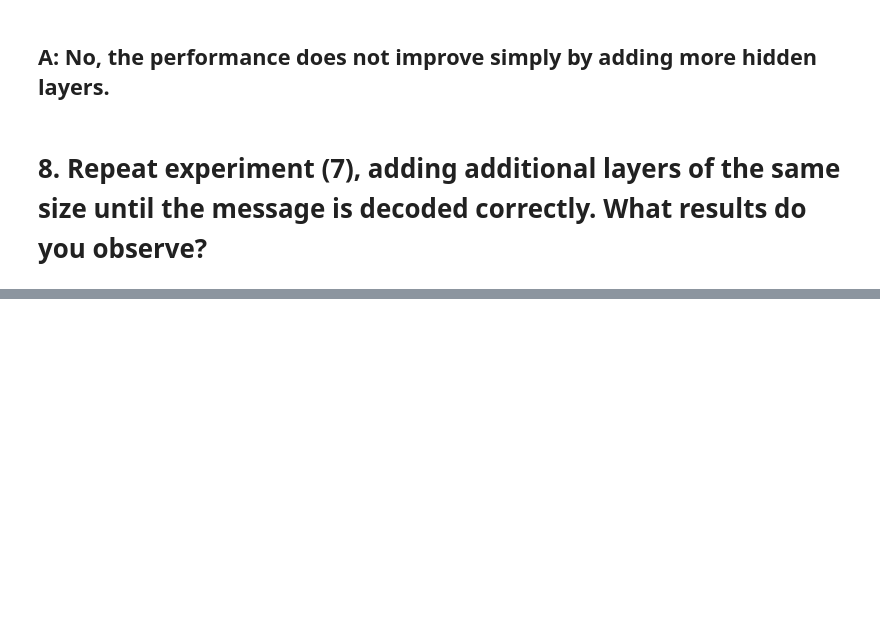
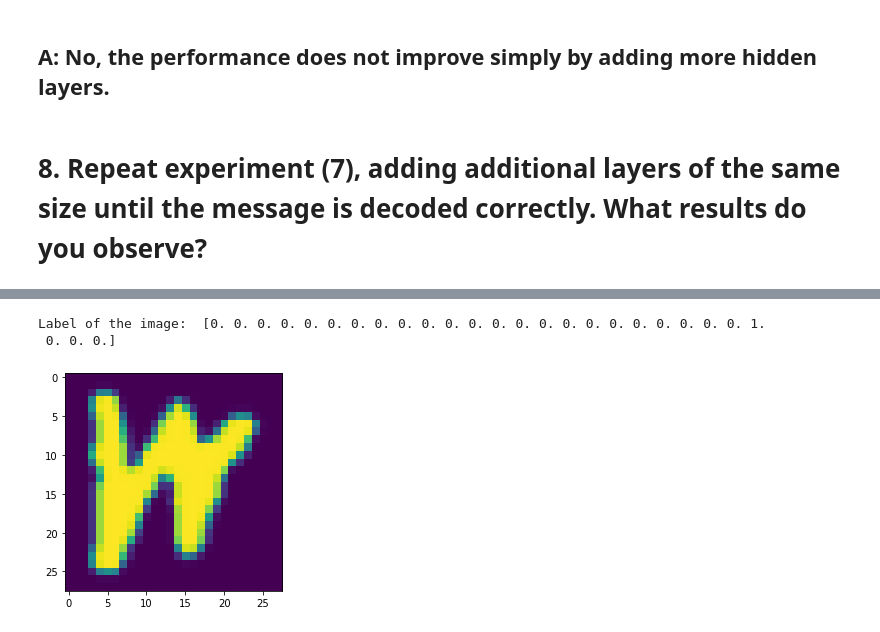
Before and after one commit to raymec/keras, a Jupyter notebook: Project_2_Keras.ipynb, the cells around one changed output, grey strips where cells are left out. Saved outputs shown, nothing was run; the diff lists cells and outputs as text; code cells hidden in the pictures; blank space fills up the shorter version.

```diff
--- a/Project_2_Keras.ipynb
+++ b/Project_2_Keras.ipynb
@@ -285,0 +759,20 @@ model2.add(tf.keras.layers.Dense(32, activation=tf.keras.activations.relu, name=
+# %%
+from matplotlib import pyplot as plt # Needed to do matplotlib operations
+emnist_data = np.load('emnist_letters.npz')
+
+train_img = emnist_data['train_images']
+train_label = emnist_data['train_labels']
+
+test_img = emnist_data['test_images']
+test_label = emnist_data['test_labels']
+
+validate_img = emnist_data['validate_images']
+validate_label = emnist_data['validate_labels']
+
+
+train_img = train_img.reshape((104000, 28*28))
+train_img = train_img.astype("float32") / 255
+test_img = test_img.reshape((20800, 28*28))
+test_img = test_img.astype("float32") / 255
+validate_img = validate_img.reshape((20800, 28*28))
+validate_img = validate_img.astype("float32") / 255
@@ -285,0 +795,8 @@ model2.add(tf.keras.layers.Dense(32, activation=tf.keras.activations.relu, name=
+# %%
+# Print out the first 3 letters.
+plt.imshow(train_img[0].reshape(28, 28))
+print("Label of the image: ",train_label[0])
+# %% [output]
+Label of the image:  [0. 0. 0. 0. 0. 0. 0. 0. 0. 0. 0. 0. 0. 0. 0. 0. 0. 0. 0. 0. 0. 0. 0. 1.
+ 0. 0. 0.]
+[figure, added]
```
Also changed, not shown: parts of 45 cells of this notebook.
